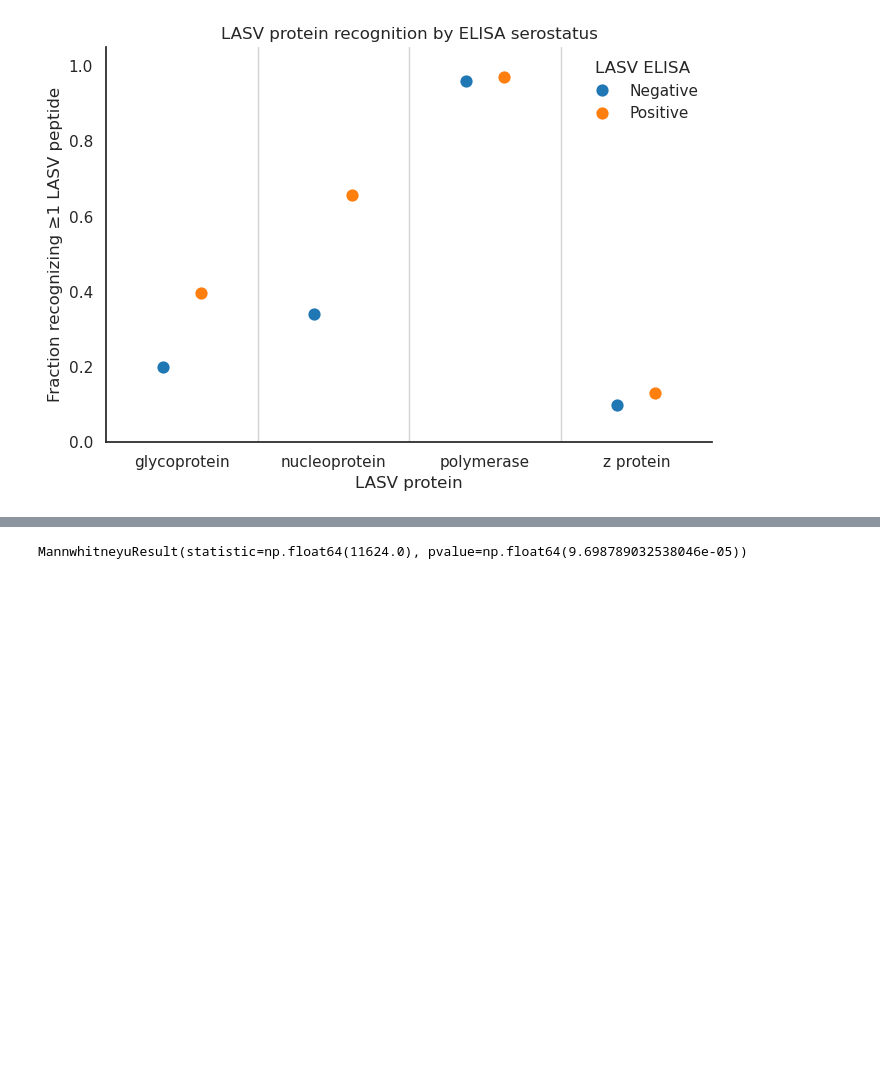
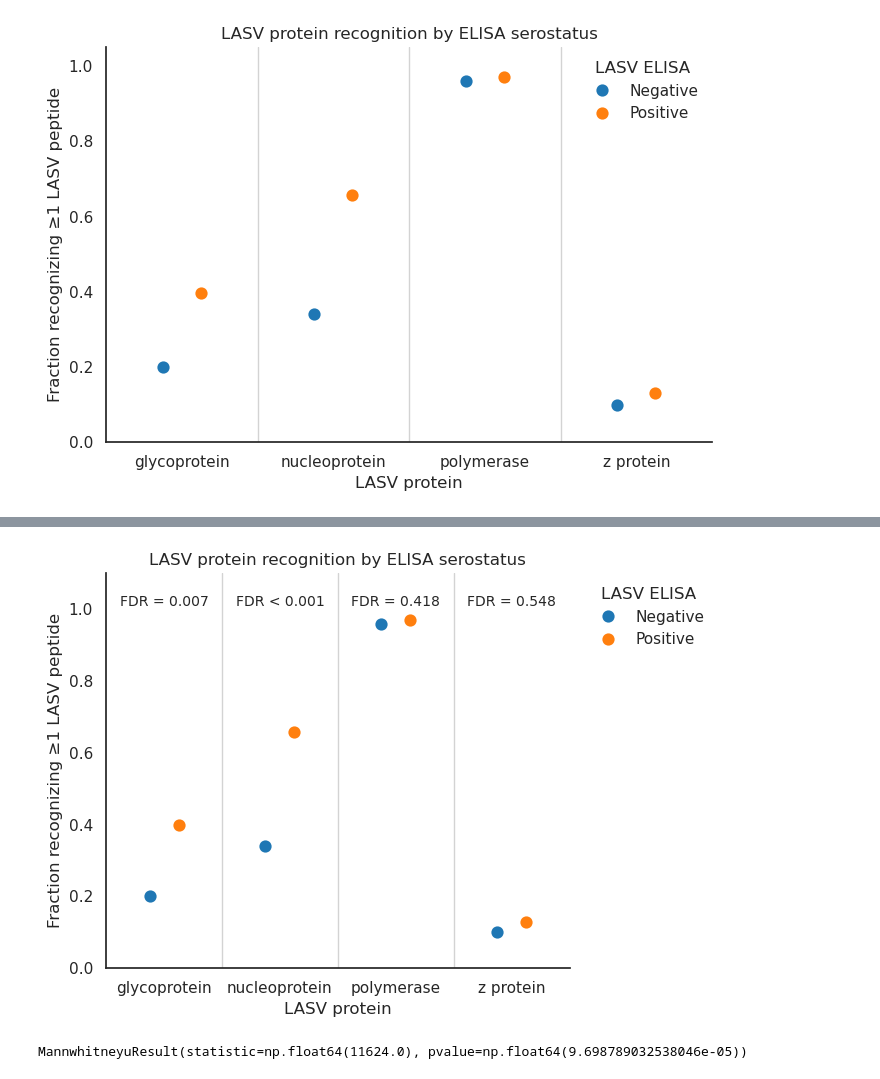
Before and after one commit to sporak577/lasv_phipseq_2026, a Jupyter notebook: Lassa_seroreactivity_paper_figures_clean_090726.ipynb, the cells around one changed output, grey strips where cells are left out. Drawn from its saved outputs; the diff is of its cells as text; code cells hidden in the pictures; blank space fills up the shorter version.

```diff
--- a/Lassa_seroreactivity_paper_figures_clean_090726.ipynb
+++ b/Lassa_seroreactivity_paper_figures_clean_090726.ipynb
@@ -2527,3 +2536,80 @@ plt.show()
+# %%
+fig, ax = plt.subplots(figsize=(7, 5))
+
+protein_order = [
+    'glycoprotein',
+    'nucleoprotein',
+    'polymerase',
+    'z protein'
+]
+
+sns.pointplot(
+    data=protein_plot,
+    x='protein_std',
+    y='prevalence',
+    hue='Serology_Result_Corrected',
+    order=protein_order,
+    dodge=0.25,
+    linestyles='none',
+    markers='o',
+    ax=ax
+)
+
+# Vertical dividers
+for x in [0.5, 1.5, 2.5]:
+    ax.axvline(
+        x=x,
+        color='lightgray',
+        linewidth=1,
+        zorder=0
+    )
+
+ax.set_ylim(0, 1.1)
+
+ax.set_xlabel(
+    'LASV protein')
+
+ax.set_ylabel(
+    'Fraction recognizing ≥1 LASV peptide')
+
+ax.set_title(
+    'LASV protein recognition by ELISA serostatus')
+
+ax.legend(
+    title='LASV ELISA',
+    frameon=False,
+    loc='upper left',
+    bbox_to_anchor=(1.02, 1))
+
+p_values = {
+    'glycoprotein': 0.006526,
+    'nucleoprotein': 0.000002,
+    'polymerase': 0.418318,
+    'z protein': 0.547975}
+
+for i, protein in enumerate(protein_order):
+
+    p = p_values[protein]
+
+    if p < 0.001:
+        label = 'FDR < 0.001'
+    else:
+        label = f'FDR = {p:.3f}'
+
+    ax.text(
+        i,
+        1.04,
+        label,
+        ha='center',
+        va='top',
+        fontsize=10)
+
+sns.despine()
+
+plt.tight_layout()
+plt.show()
+# %% [output]
+[figure, added]
 # %%
 from scipy.stats import mannwhitneyu
 
```
Also changed, not shown: parts of 20 cells of this notebook.
